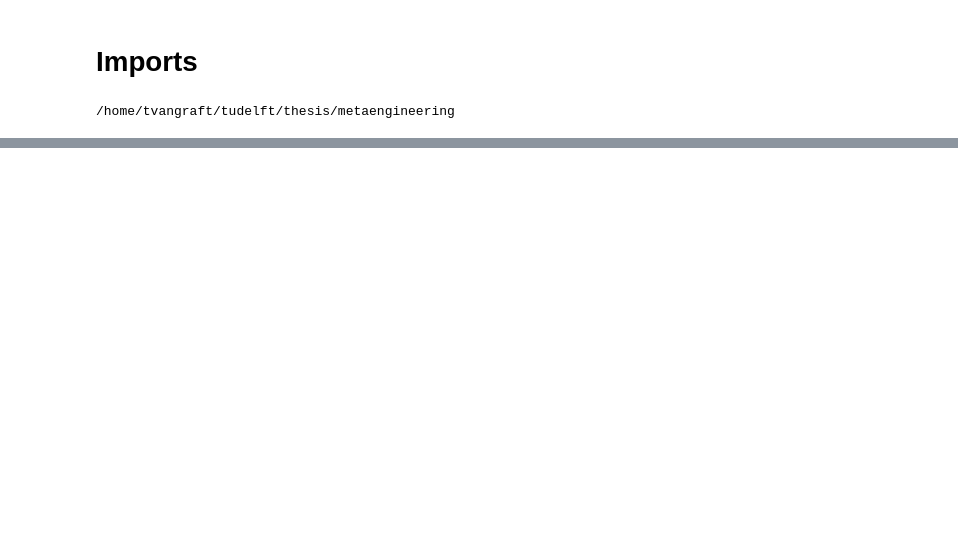
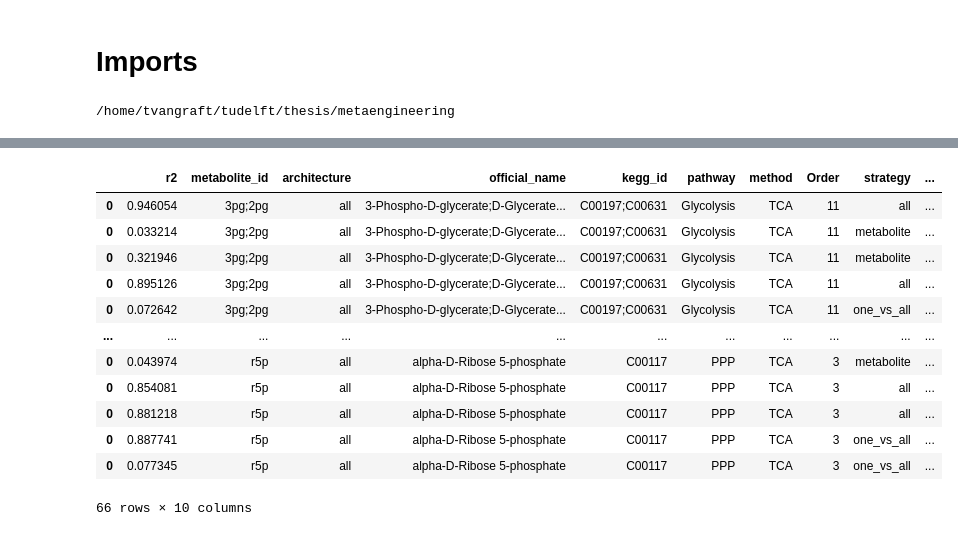
Before and after one commit to trdvangraft/thesis, a Jupyter notebook: metaengineering/analysis/result_analyser_all.ipynb, the cells around one changed output, grey strips where cells are left out. Drawn from its saved outputs; the diff is of its cells as text; code cells hidden in the pictures; blank space fills up the shorter version.

```diff
--- a/metaengineering/analysis/result_analyser_all.ipynb
+++ b/metaengineering/analysis/result_analyser_all.ipynb
@@ -119,0 +121,16 @@ test_figures = TestFigures(test_df)
+# %%
+test_df_arch_all.sort_values('metabolite_id')
+# %% [output]
+|  | r2 | metabolite_id | architecture | official_name | kegg_id | pathway | method | Order | strategy | ... |
+| 0 | 0.946054 | 3pg;2pg | all | 3-Phospho-D-glycerate;D-Glycerate... | C00197;C00631 | Glycolysis | TCA | 11 | all | ... |
+| 0 | 0.033214 | 3pg;2pg | all | 3-Phospho-D-glycerate;D-Glycerate... | C00197;C00631 | Glycolysis | TCA | 11 | metabolite | ... |
+| 0 | 0.321946 | 3pg;2pg | all | 3-Phospho-D-glycerate;D-Glycerate... | C00197;C00631 | Glycolysis | TCA | 11 | metabolite | ... |
+| 0 | 0.895126 | 3pg;2pg | all | 3-Phospho-D-glycerate;D-Glycerate... | C00197;C00631 | Glycolysis | TCA | 11 | all | ... |
+| 0 | 0.072642 | 3pg;2pg | all | 3-Phospho-D-glycerate;D-Glycerate... | C00197;C00631 | Glycolysis | TCA | 11 | one_vs_all | ... |
+| ... | ... | ... | ... | ... | ... | ... | ... | ... | ... | ... |
+| 0 | 0.043974 | r5p | all | alpha-D-Ribose 5-phosphate | C00117 | PPP | TCA | 3 | metabolite | ... |
+| 0 | 0.854081 | r5p | all | alpha-D-Ribose 5-phosphate | C00117 | PPP | TCA | 3 | all | ... |
+| 0 | 0.881218 | r5p | all | alpha-D-Ribose 5-phosphate | C00117 | PPP | TCA | 3 | all | ... |
+| 0 | 0.887741 | r5p | all | alpha-D-Ribose 5-phosphate | C00117 | PPP | TCA | 3 | one_vs_all | ... |
+| 0 | 0.077345 | r5p | all | alpha-D-Ribose 5-phosphate | C00117 | PPP | TCA | 3 | one_vs_all | ... |
+66 rows × 10 columns
```
Also changed, not shown: parts of 7 cells of this notebook, 52 other files.
